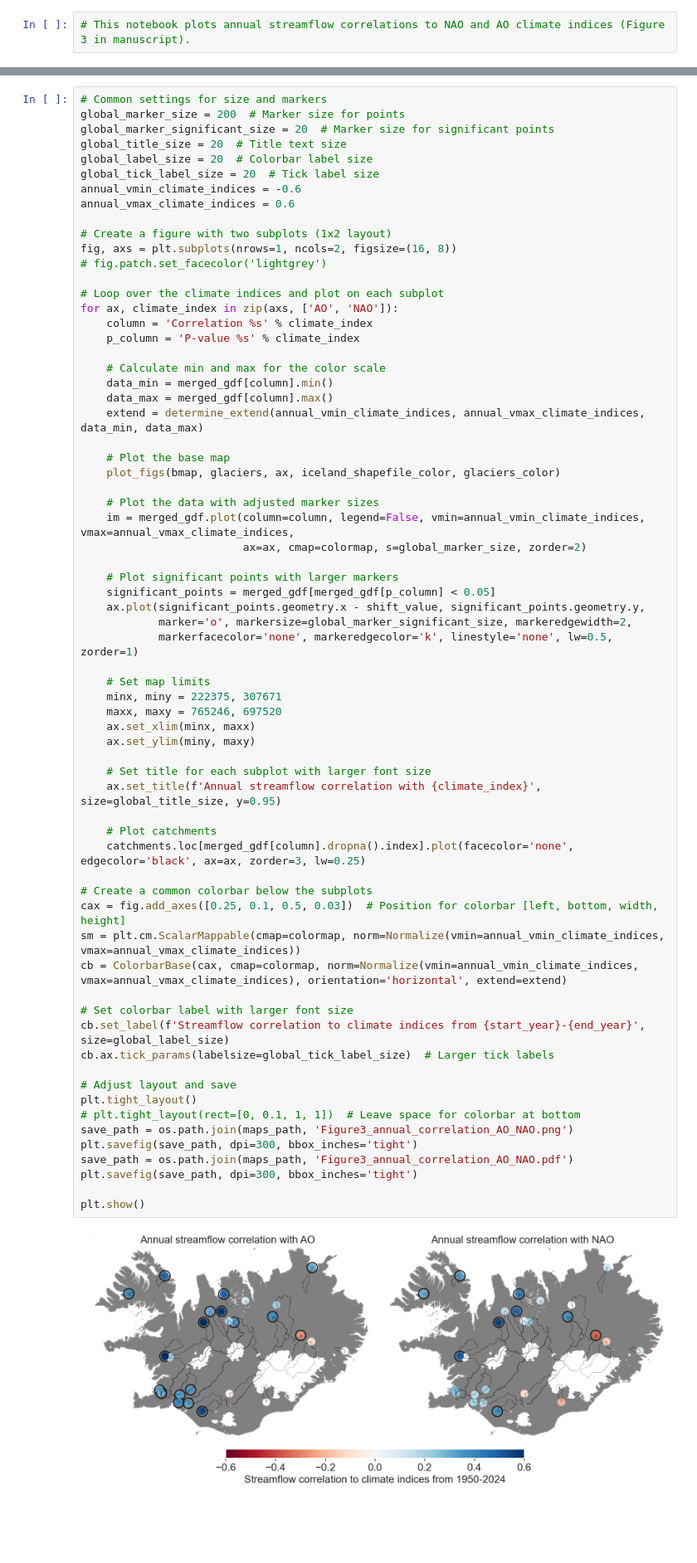
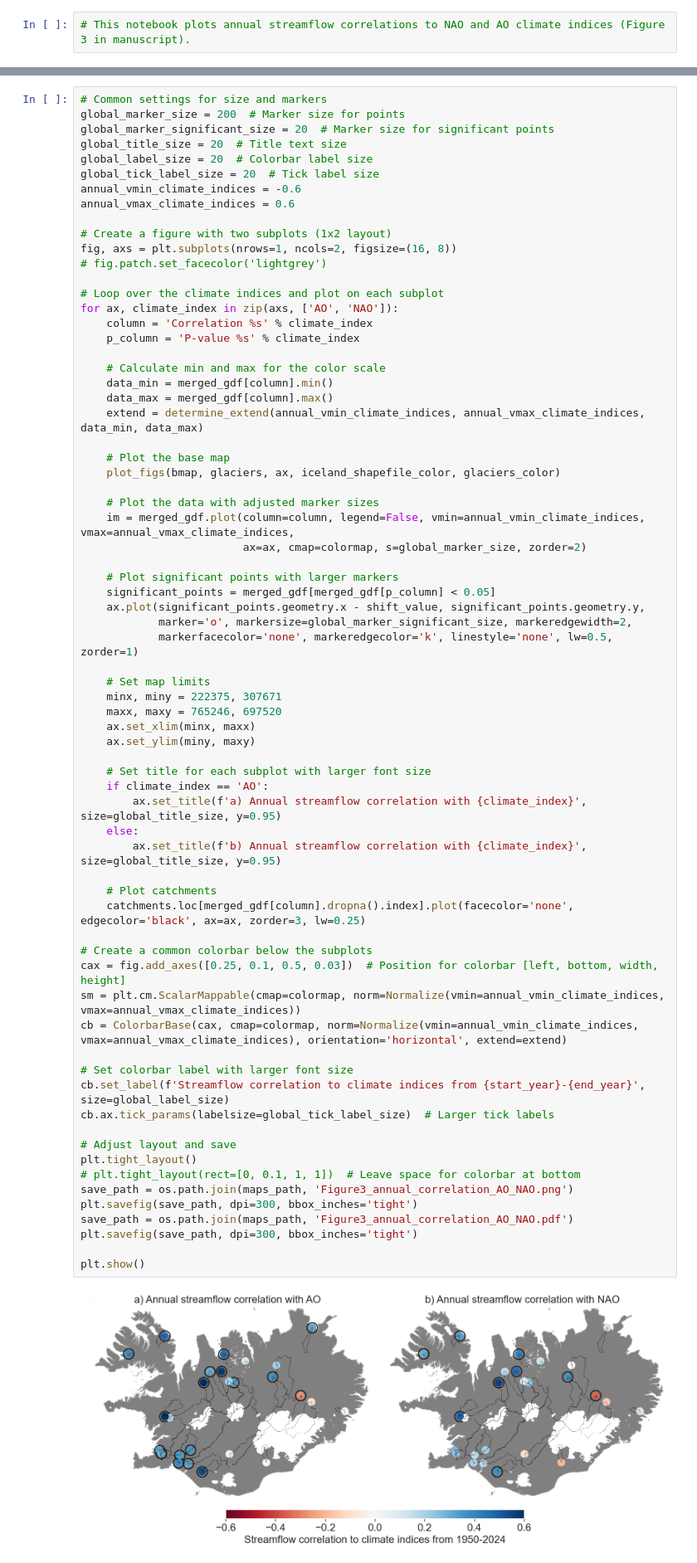
Before and after one commit to hhelgason/iceland-hydro-trends, a Jupyter notebook: notebooks/Figure3_streamflow_correlations_with_climate_indices.ipynb, the cells around one changed output, grey strips where cells are left out. Shown at 83% size. Drawn from its saved outputs; the diff is of its cells as text; blank space fills up the shorter version.

```diff
--- a/notebooks/Figure3_streamflow_correlations_with_climate_indices.ipynb
+++ b/notebooks/Figure3_streamflow_correlations_with_climate_indices.ipynb
@@ -132,35 +132,38 @@ for ax, climate_index in zip(axs, ['AO', 'NAO']):
     # Set map limits
     minx, miny = 222375, 307671
     maxx, maxy = 765246, 697520
     ax.set_xlim(minx, maxx)
     ax.set_ylim(miny, maxy)
 
     # Set title for each subplot with larger font size
-    ax.set_title(f'Annual streamflow correlation with {climate_index}', size=global_title_size, y=0.95)
+    if climate_index == 'AO':
+        ax.set_title(f'a) Annual streamflow correlation with {climate_index}', size=global_title_size, y=0.95)
+    else:
+        ax.set_title(f'b) Annual streamflow correlation with {climate_index}', size=global_title_size, y=0.95)
 
     # Plot catchments
     catchments.loc[merged_gdf[column].dropna().index].plot(facecolor='none', edgecolor='black', ax=ax, zorder=3, lw=0.25)
 
 # Create a common colorbar below the subplots
 cax = fig.add_axes([0.25, 0.1, 0.5, 0.03])  # Position for colorbar [left, bottom, width, height]
 sm = plt.cm.ScalarMappable(cmap=colormap, norm=Normalize(vmin=annual_vmin_climate_indices, vmax=annual_vmax_climate_indices))
 cb = ColorbarBase(cax, cmap=colormap, norm=Normalize(vmin=annual_vmin_climate_indices, vmax=annual_vmax_climate_indices), orientation='horizontal', extend=extend)
 
 # Set colorbar label with larger font size
 cb.set_label(f'Streamflow correlation to climate indices from {start_year}-{end_year}', size=global_label_size)
 cb.ax.tick_params(labelsize=global_tick_label_size)  # Larger tick labels
 
 # Adjust layout and save
 plt.tight_layout()
 # plt.tight_layout(rect=[0, 0.1, 1, 1])  # Leave space for colorbar at bottom
 save_path = os.path.join(maps_path, 'Figure3_annual_correlation_AO_NAO.png')
 plt.savefig(save_path, dpi=300, bbox_inches='tight')
 save_path = os.path.join(maps_path, 'Figure3_annual_correlation_AO_NAO.pdf')
 plt.savefig(save_path, dpi=300, bbox_inches='tight')
 
 plt.show()
 # %% [output]
-[figure, old version]
+[figure, new version]
 # %%
 # Print statistics
 for climate_index in ['AO', 'NAO']:
```
